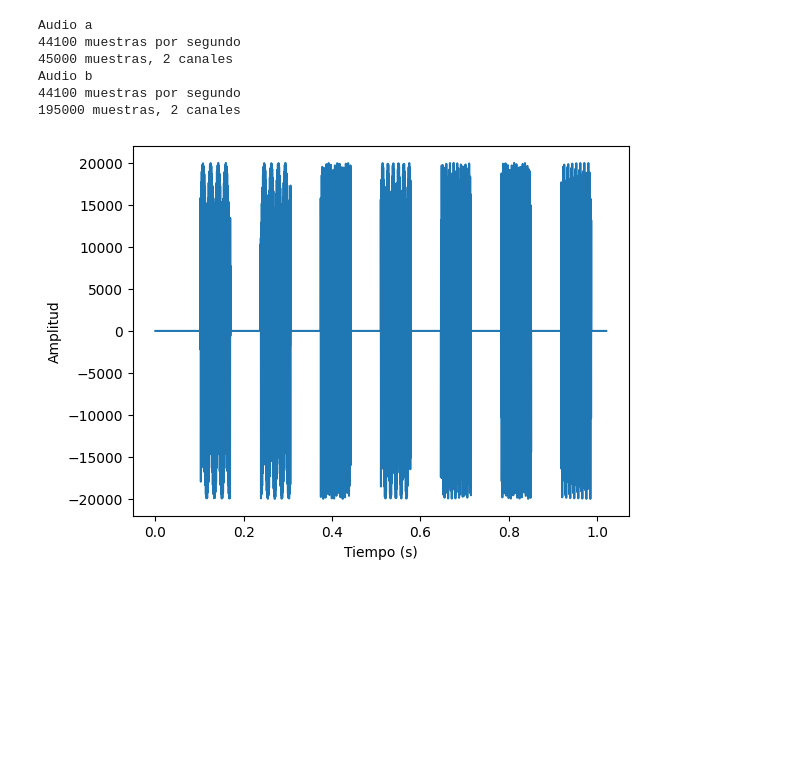
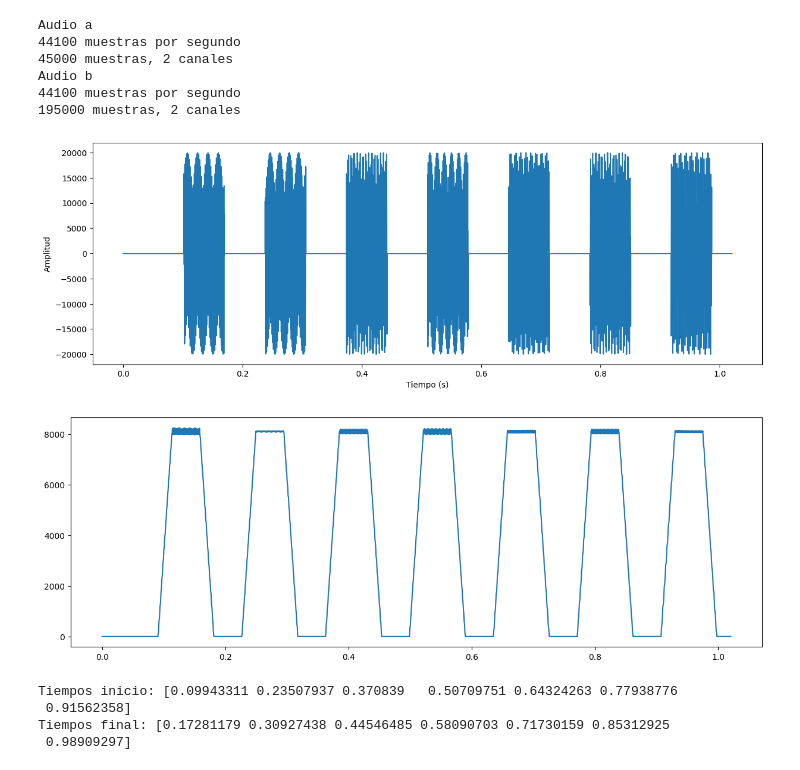
Before and after one commit to Dowhyj32/Modelado-Continuo, a Jupyter notebook: Analisis de Fourier/TP/tp2.ipynb, the cells around one changed output. Cells and saved outputs as stored; diff of their text form; code cells hidden in the pictures; blank space fills up the shorter version.

```diff
--- a/Analisis de Fourier/TP/tp2.ipynb
+++ b/Analisis de Fourier/TP/tp2.ipynb
@@ -23,10 +27,50 @@ Audio b
 # %%
 canal_a = audio_a[:,0]              # Me quedo con un canal
 ta = np.arange(len(canal_a)) / fs_a
 
+plt.figure(figsize=(15,5))
 plt.plot(ta, canal_a)
 plt.xlabel('Tiempo (s)')
 plt.ylabel('Amplitud')
 plt.show()
 # %% [output]
-[figure, old version]
+[figure, new version]
+# %%
+amplitud = np.abs(canal_a)
+
+ventana = 1000
+
+energia = np.convolve(
+    amplitud,
+    np.ones(ventana)/ventana,
+    mode='same'
+)
+
+umbral = 3000
+
+hay_senal = energia > umbral
+
+plt.figure(figsize=(15,5))
+
+plt.plot(ta, energia)
+#plt.plot(ta, hay_senal * np.max(canal_a))
+
+plt.show()
+# %% [output]
+[figure, added]
+# %%
+cambios = np.diff(hay_senal.astype(int))
+
+inicios = np.where(cambios == 1)[0]
+finales = np.where(cambios == -1)[0]
+
+tiempos_inicio = inicios / fs_a
+tiempos_final = finales / fs_a
+
+print(f'Tiempos inicio: {tiempos_inicio}')
+print(f'Tiempos final: {tiempos_final}')
+# %% [output]
+Tiempos inicio: [0.09943311 0.23507937 0.370839   0.50709751 0.64324263 0.77938776
+ 0.91562358]
+Tiempos final: [0.17281179 0.30927438 0.44546485 0.58090703 0.71730159 0.85312925
+ 0.98909297]
```
Also changed, not shown: parts of 5 cells of this notebook.
